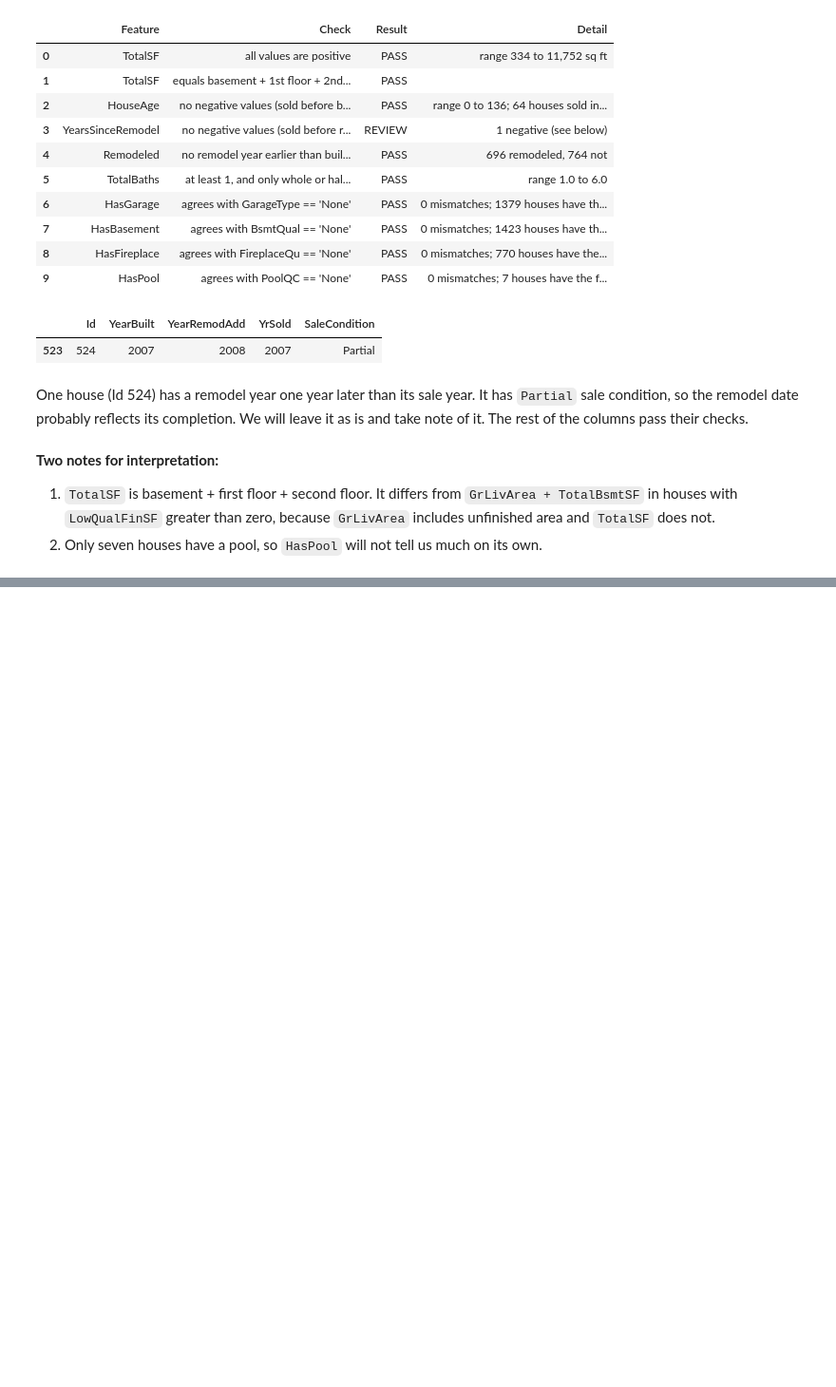
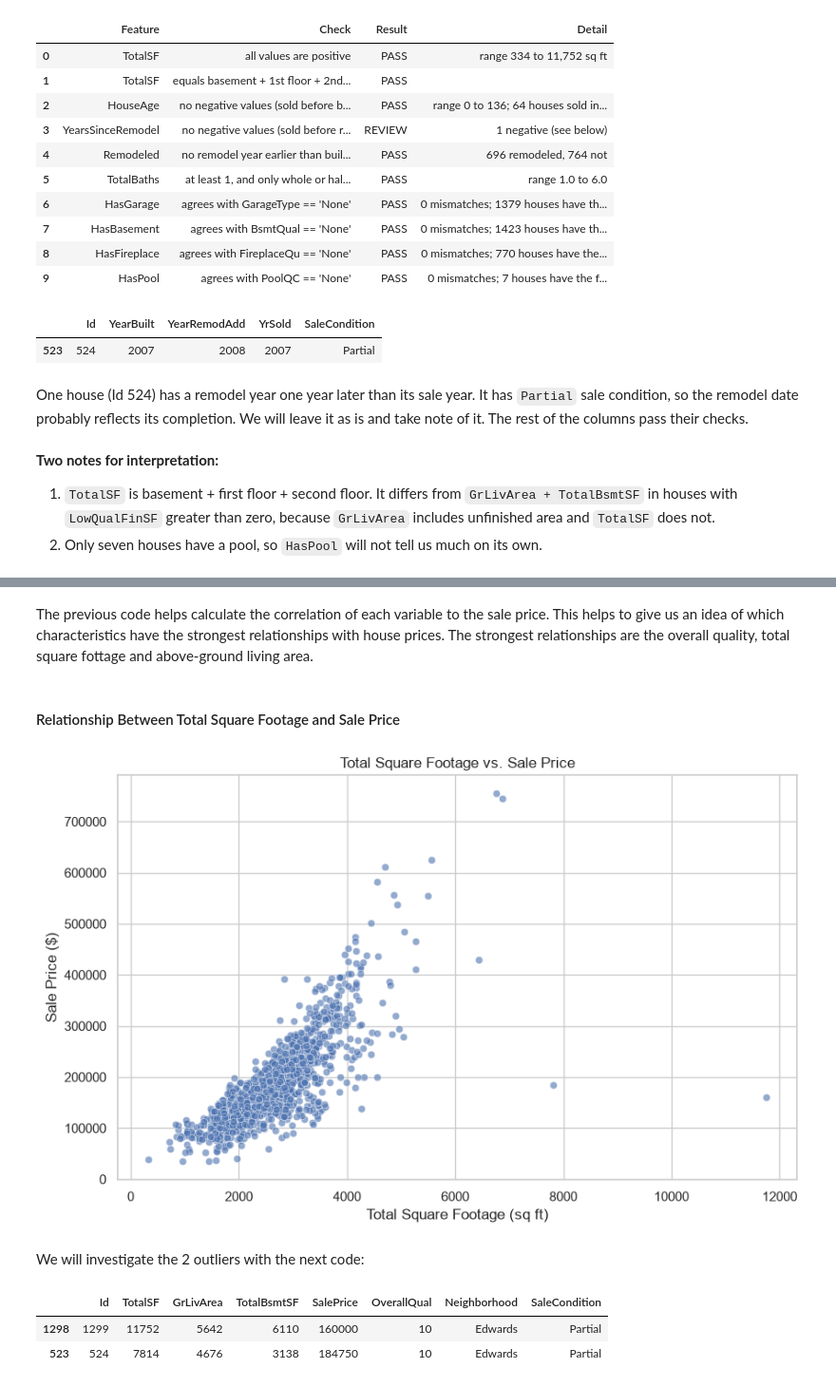
Before and after one commit to willmorgan11/ames_housing, a Jupyter notebook: data_analysis.ipynb, the cells around one changed output, grey strips where cells are left out. Shown at 95% size. Cells and saved outputs as stored; diff of their text form; code cells hidden in the pictures; blank space fills up the shorter version.

```diff
--- a/data_analysis.ipynb
+++ b/data_analysis.ipynb
@@ -446,0 +549,37 @@ One house (Id 524) has a remodel year one year later than its sale year. It has
+# %% [markdown]
+The previous code helps calculate the correlation of each variable to the sale price. This helps to give us an idea of which characteristics have the strongest relationships with house prices. The strongest relationships are the overall quality, total square fottage and above-ground living area.
+# %% [markdown]
+#### Relationship Between Total Square Footage and Sale Price
+# %%
+plt.figure(figsize=(10, 6))
+
+sns.scatterplot(
+    data=clean,
+    x="TotalSF",
+    y="SalePrice",
+    alpha=0.6
+)
+
+plt.title("Total Square Footage vs. Sale Price")
+plt.xlabel("Total Square Footage (sq ft)")
+plt.ylabel("Sale Price ($)")
+
+plt.show()
+# %% [output]
+[figure, added]
+# %% [markdown]
+We will investigate the 2 outliers with the next code:
+# %%
+unusual_houses = clean[
+    clean["TotalSF"] > 7000
+]
+
+unusual_houses[
+    ["Id", "TotalSF", "GrLivArea", "TotalBsmtSF",
+     "SalePrice", "OverallQual", "Neighborhood",
+     "SaleCondition"]
+].sort_values("TotalSF", ascending=False)
+# %% [output]
+|  | Id | TotalSF | GrLivArea | TotalBsmtSF | SalePrice | OverallQual | Neighborhood | SaleCondition |
+| 1298 | 1299 | 11752 | 5642 | 6110 | 160000 | 10 | Edwards | Partial |
+| 523 | 524 | 7814 | 4676 | 3138 | 184750 | 10 | Edwards | Partial |
```
Also changed, not shown: parts of 47 cells of this notebook.
